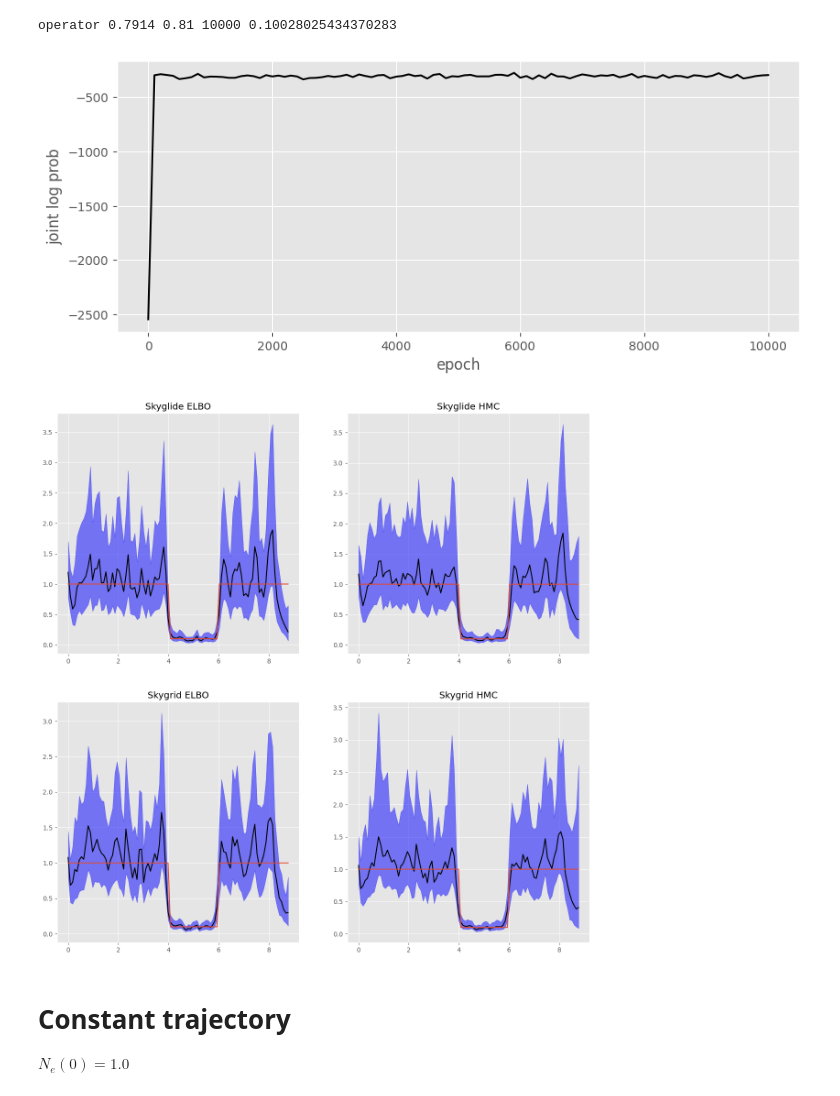
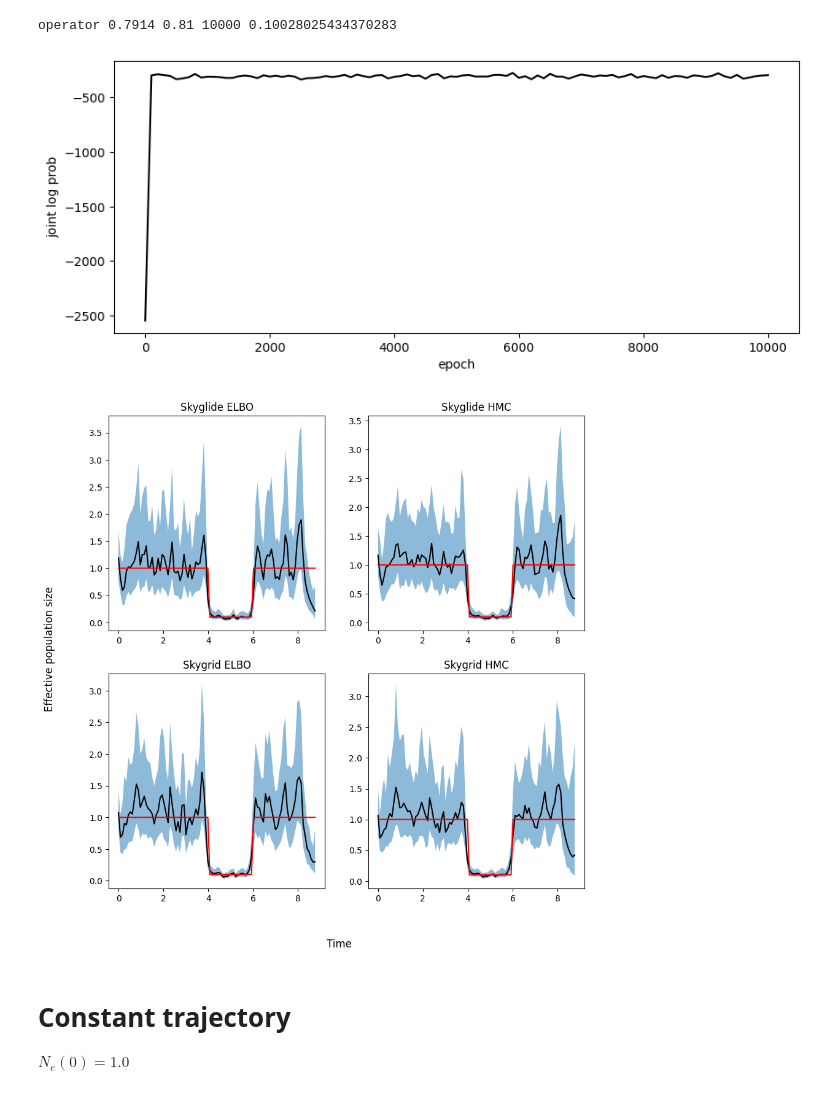
Before and after one commit to 4ment/torchtree-notebooks, a Jupyter notebook: notebooks/skyglide.ipynb, the cells around one changed output. Saved outputs shown, nothing was run; the diff lists cells and outputs as text; code cells hidden in the pictures.

```diff
--- a/notebooks/skyglide.ipynb
+++ b/notebooks/skyglide.ipynb
@@ -31,6 +39,6 @@ sys.path.append(os.path.abspath('../lib'))
 from drawing import draw_tree2
 # %%
-plt.style.use('ggplot')
+plt.style.use("default")
 plt.rcParams["figure.figsize"] = (10, 4)
 _ = torch.manual_seed(0)
 torch.set_default_dtype(torch.float64)
@@ -59,8 +82,13 @@ def sample_phylogeny(nsamp, nstart, samp_end, traj, **traj_options):
 # %%
 class TqdmLogger(LoggerInterface):
-    def __init__(self, iterations: int, frequency: int, obj, label='Log prob', container=None):
-        self.t = tqdm(total=iterations, bar_format="{l_bar} {postfix[0]}: {postfix[1][value]:.3f}",
-          postfix=[label, {"value": 0}])
+    def __init__(
+        self, iterations: int, frequency: int, obj, label="Log prob", container=None
+    ):
+        self.t = tqdm(
+            total=iterations,
+            bar_format="{l_bar} {postfix[0]}: {postfix[1][value]:.3f}",
+            postfix=[label, {"value": 0}],
+        )
         self.obj = obj
         self.container = container
         self.frequency = frequency
@@ -183,6 +260,9 @@ $$N_e(t) =
 def bottleneck_traj(t, ne_max=10.0, ne_min=10.0, bstart=2.0, bend=1.0):
     return torch.where(torch.logical_and(t > bend, t < bstart), ne_min, ne_max)
 
-tree_model = sample_phylogeny(500, 50, 8, bottleneck_traj, ne_max=1.0, ne_min=0.1, bstart=6.0, bend=4.0)
+
+tree_model = sample_phylogeny(
+    500, 50, 8, bottleneck_traj, ne_max=1.0, ne_min=0.1, bstart=6.0, bend=4.0
+)
 grid = torch.linspace(0.0, tree_model.node_heights[-1], 100)
 # %%
@@ -244,44 +330,53 @@ hmc_samples_skygrid = hmc(tree_model, 'skygrid')
   0%| Log prob: 0.000
 operator 0.7914 0.81 10000 0.10028025434370283
 # %%
-plt.plot(torch.arange(1,len(hmc_samples_skygrid)*100,100).tolist(), hmc_samples_skygrid[:, 0], 'k-')
-plt.ylabel('joint log prob')
-plt.xlabel('epoch')
+plt.plot(
+    torch.arange(1, len(hmc_samples_skygrid) * 100, 100).tolist(),
+    hmc_samples_skygrid[:, 0],
+    "k-",
+)
+plt.ylabel("joint log prob")
+plt.xlabel("epoch")
 plt.show()
 # %% [output]
-[figure, old version]
+[figure, new version]
 # %%
-f, axes = plt.subplots(2, 2, figsize=(15,15))
+f, axes = plt.subplots(2, 2, figsize=(10, 10))
+f.supxlabel("Time")
+f.supylabel("Effective population size")
 q = torch.tensor((0.025, 0.5, 0.975))
-truetraj = bottleneck_traj(grid,  ne_max=1.0, ne_min=0.1, bstart=6.0, bend=4.0)
+truetraj = bottleneck_traj(grid, ne_max=1.0, ne_min=0.1, bstart=6.0, bend=4.0)
 
 quants = torch.quantile(elbo_samples_skyglide[:, 1:-1], q, 0)
-axes[0,0].plot(grid, quants[1], 'k-')
-axes[0,0].plot(grid, truetraj)
-axes[0,0].fill_between(grid, quants[0], quants[2], color='blue', alpha=0.5)
-axes[0,0].set_title('Skyglide ELBO')
+axes[0, 0].plot(grid, quants[1], "k-")
+axes[0, 0].plot(grid, truetraj, color="red")
+axes[0, 0].fill_between(grid, quants[0], quants[2], alpha=0.5)
+axes[0, 0].set_title("Skyglide ELBO")
 
-quants = torch.quantile(hmc_samples_skyglide[:, 1:-1], q, 0)
-axes[0,1].plot(grid, quants[1], 'k-')
-axes[0,1].plot(grid, truetraj)
-axes[0,1].fill_between(grid, quants[0], quants[2], color='blue', alpha=0.5)
-axes[0,1].set_title('Skyglide HMC')
+burnin = len(hmc_samples_skyglide) // 10
+quants = torch.quantile(hmc_samples_skyglide[burnin:, 1:-1], q, 0)
+axes[0, 1].plot(grid, quants[1], "k-")
+axes[0, 1].plot(grid, truetraj, color="red")
+axes[0, 1].fill_between(grid, quants[0], quants[2], alpha=0.5)
+axes[0, 1].set_title("Skyglide HMC")
 
 quants = torch.quantile(elbo_samples_skygrid[:, 1:-1], q, 0)
-axes[1,0].plot(grid, quants[1], 'k-')
-axes[1,0].plot(grid, truetraj)
-axes[1,0].fill_between(grid, quants[0], quants[2], color='blue', alpha=0.5)
-axes[1,0].set_title('Skygrid ELBO')
+axes[1, 0].plot(grid, quants[1], "k-")
+axes[1, 0].plot(grid, truetraj, color="red")
+axes[1, 0].fill_between(grid, quants[0], quants[2], alpha=0.5)
+axes[1, 0].set_title("Skygrid ELBO")
 
-quants = torch.quantile(hmc_samples_skygrid[:, 1:-1], q, 0)
-axes[1,1].plot(grid, quants[1], 'k-')
-axes[1,1].plot(grid, truetraj)
-axes[1,1].fill_between(grid, quants[0], quants[2], color='blue', alpha=0.5)
-axes[1,1].set_title('Skygrid HMC')
+burnin = len(hmc_samples_skygrid) // 10
+quants = torch.quantile(hmc_samples_skygrid[burnin:, 1:-1], q, 0)
+axes[1, 1].plot(grid, quants[1], "k-")
+axes[1, 1].plot(grid, truetraj, color="red")
+axes[1, 1].fill_between(grid, quants[0], quants[2], alpha=0.5)
+axes[1, 1].set_title("Skygrid HMC")
 
+# plt.savefig('sim-bottleneck.pdf')
 plt.show()
 # %% [output]
-[figure, old version]
+[figure, new version]
 # %% [markdown]
 # Constant trajectory
 
```
Also changed, not shown: parts of 23 cells of this notebook.
